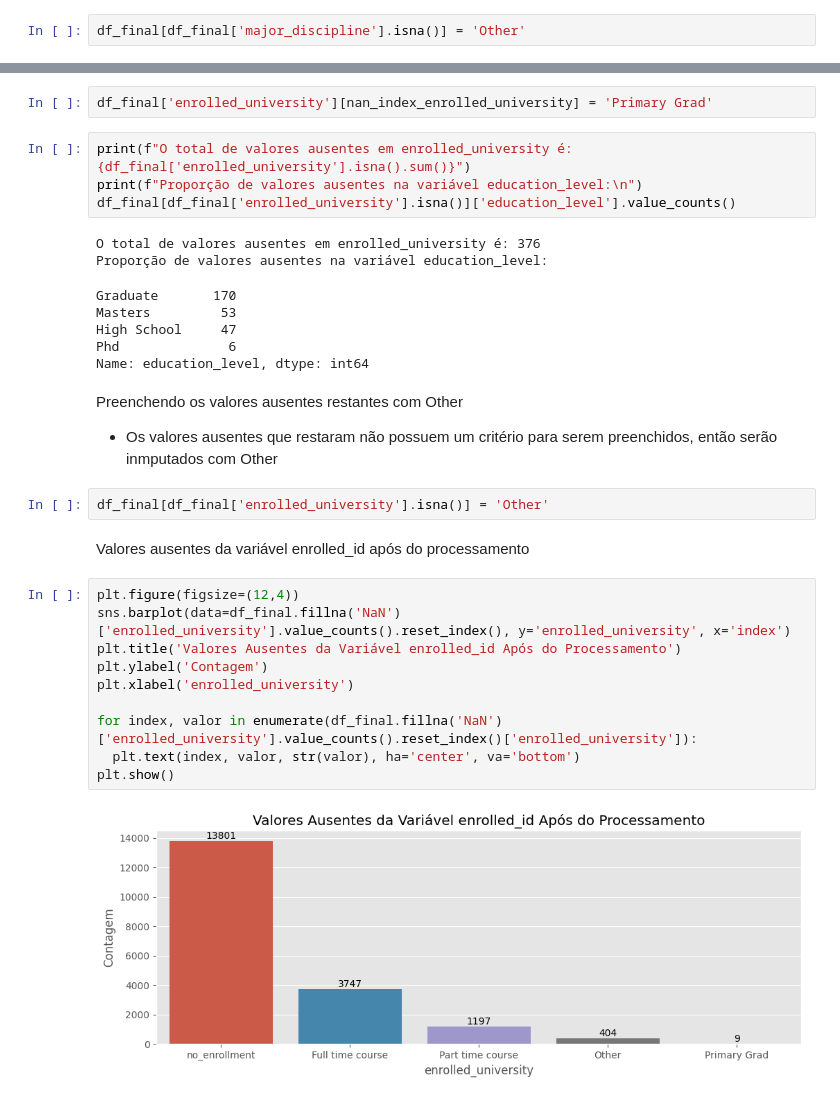
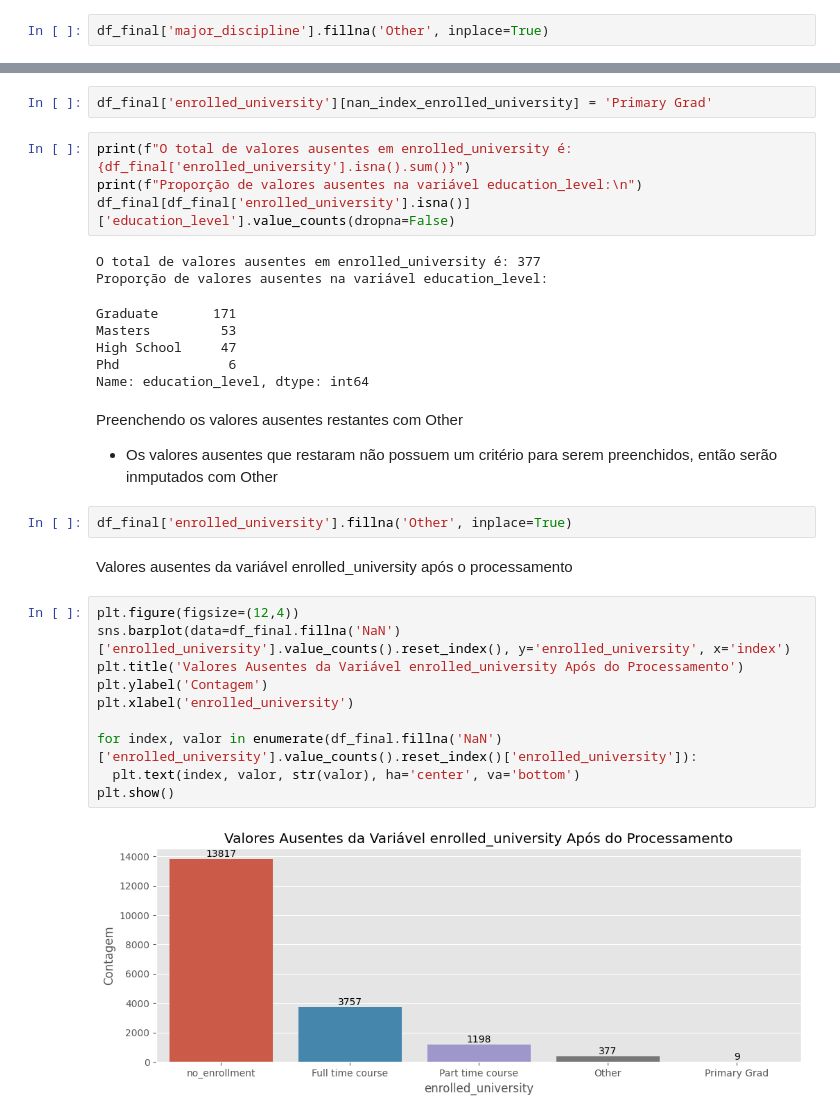
Before and after one commit to Blf100/Analise-de-Dados-RH, a Jupyter notebook: Análise_de_Dados_RH.ipynb, the cells around one changed output, grey strips where cells are left out. Cells and saved outputs as stored; diff of their text form.

```diff
--- a/Análise_de_Dados_RH.ipynb
+++ b/Análise_de_Dados_RH.ipynb
@@ -544,4 +574,4 @@ Name: major_discipline, dtype: int64
 # %% [markdown]
 Preenchendo o restante dos valores ausentes
 # %%
-df_final[df_final['major_discipline'].isna()] = 'Other'
+df_final['major_discipline'].fillna('Other', inplace=True)
@@ -617,11 +631,11 @@ df_final['enrolled_university'][nan_index_enrolled_university] = 'Primary Grad'
 # %%
 print(f"O total de valores ausentes em enrolled_university é: {df_final['enrolled_university'].isna().sum()}")
 print(f"Proporção de valores ausentes na variável education_level:\n")
-df_final[df_final['enrolled_university'].isna()]['education_level'].value_counts()
+df_final[df_final['enrolled_university'].isna()]['education_level'].value_counts(dropna=False)
 # %% [output]
-O total de valores ausentes em enrolled_university é: 376
+O total de valores ausentes em enrolled_university é: 377
 Proporção de valores ausentes na variável education_level:
-Graduate       170
+Graduate       171
 Masters         53
 High School     47
 Phd              6
@@ -631,18 +645,18 @@ Preenchendo os valores ausentes restantes com Other
 
 * Os valores ausentes que restaram não possuem um critério para serem preenchidos, então serão inmputados com Other
 # %%
-df_final[df_final['enrolled_university'].isna()] = 'Other'
+df_final['enrolled_university'].fillna('Other', inplace=True)
 # %% [markdown]
-Valores ausentes da variável enrolled_id após do processamento
+Valores ausentes da variável enrolled_university após o processamento
 # %%
 plt.figure(figsize=(12,4))
 sns.barplot(data=df_final.fillna('NaN')['enrolled_university'].value_counts().reset_index(), y='enrolled_university', x='index')
-plt.title('Valores Ausentes da Variável enrolled_id Após do Processamento')
+plt.title('Valores Ausentes da Variável enrolled_university Após do Processamento')
 plt.ylabel('Contagem')
 plt.xlabel('enrolled_university')
 
 for index, valor in enumerate(df_final.fillna('NaN')['enrolled_university'].value_counts().reset_index()['enrolled_university']):
   plt.text(index, valor, str(valor), ha='center', va='bottom')
 plt.show()
 # %% [output]
-[figure, old version]
+[figure, new version]
```
Also changed, not shown: parts of 33 cells of this notebook.
